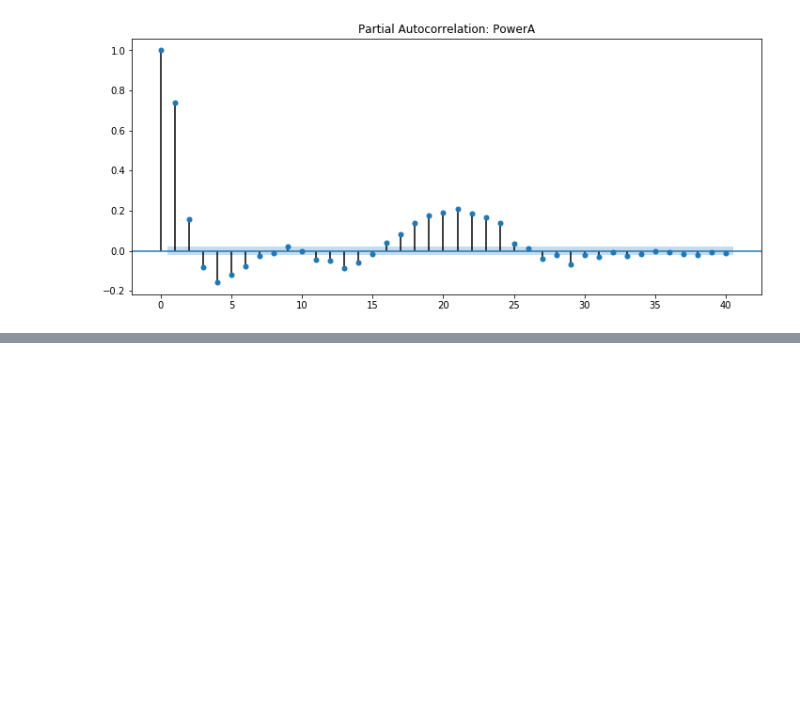
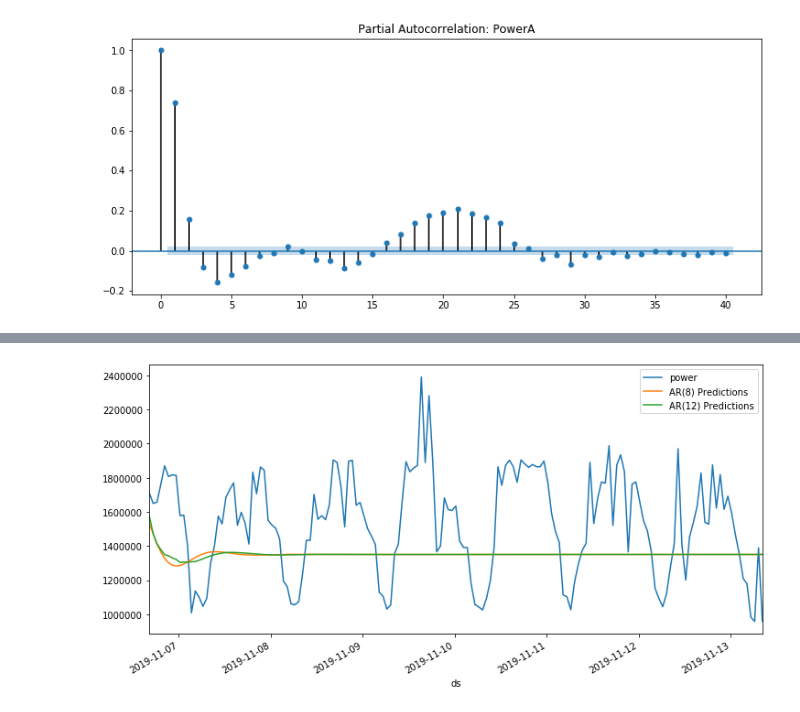
Before and after one commit to Landstein/Water-Treatment-Plant-Power-Predictions, a Jupyter notebook: Sarima.ipynb, the cells around one changed output, grey strips where cells are left out. Saved outputs shown, nothing was run; the diff lists cells and outputs as text; code cells hidden in the pictures; blank space fills up the shorter version.

```diff
--- a/Sarima.ipynb
+++ b/Sarima.ipynb
@@ -67,0 +131,11 @@ plot_pacf(df['power'],title=title,lags=lags, ax=ax);
+# %%
+# Autoregression lag of 12 starting to see some trend in the beginning, but still not very useful
+ARfit = model.fit(maxlag=12,method='mle')
+# print(f'Lag: {ARfit.k_ar}')
+# print(f'Coefficients:\n{ARfit.params}')
+predictions12 = ARfit.predict(start=start, end=end, dynamic=False).rename('AR(12) Predictions')
+test_data['power'].plot(legend=True)
+predictions8.plot(legend=True)
+predictions12.plot(legend=True,figsize=(12,6));
+# %% [output]
+[figure, added]
```
Also changed, not shown: parts of 15 cells of this notebook.
